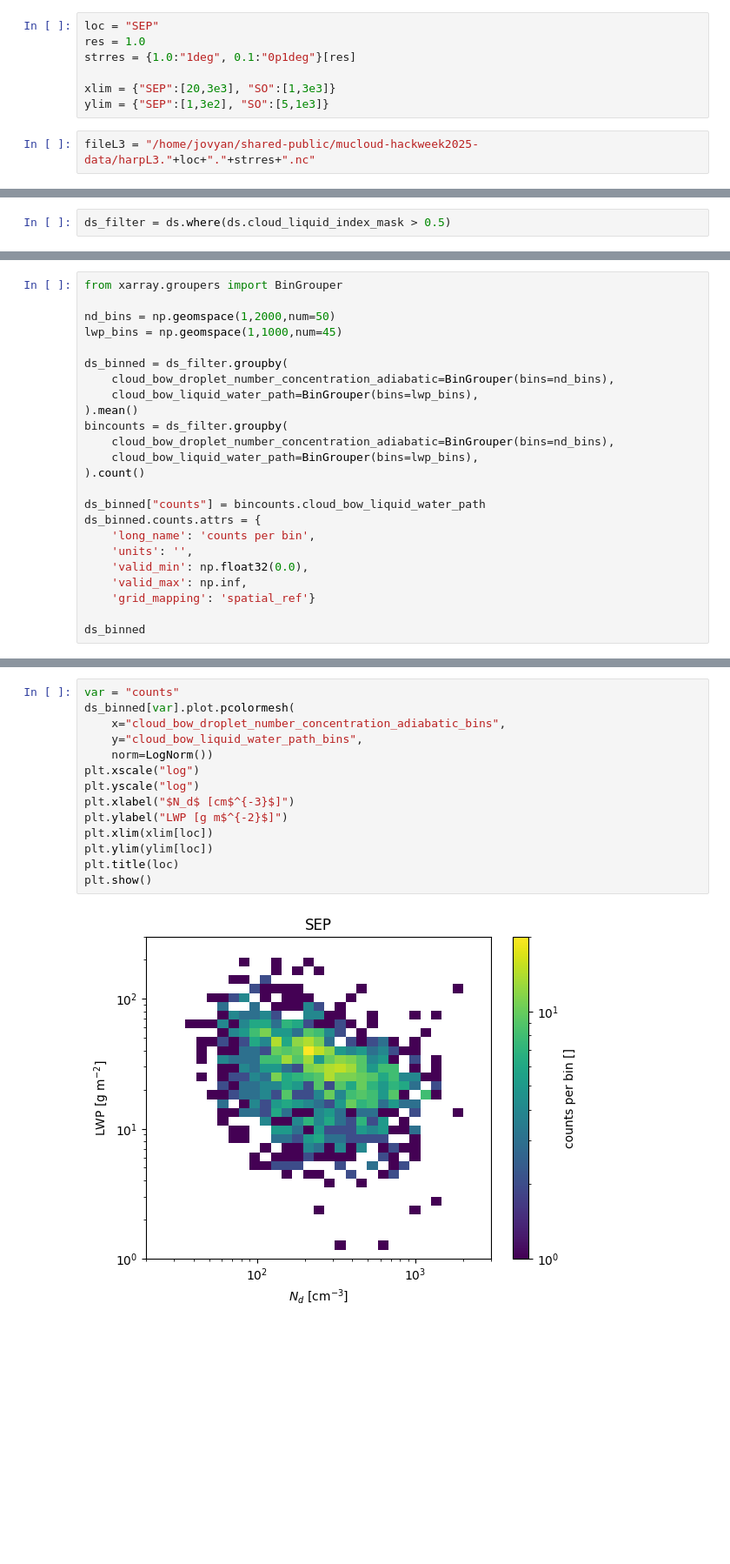
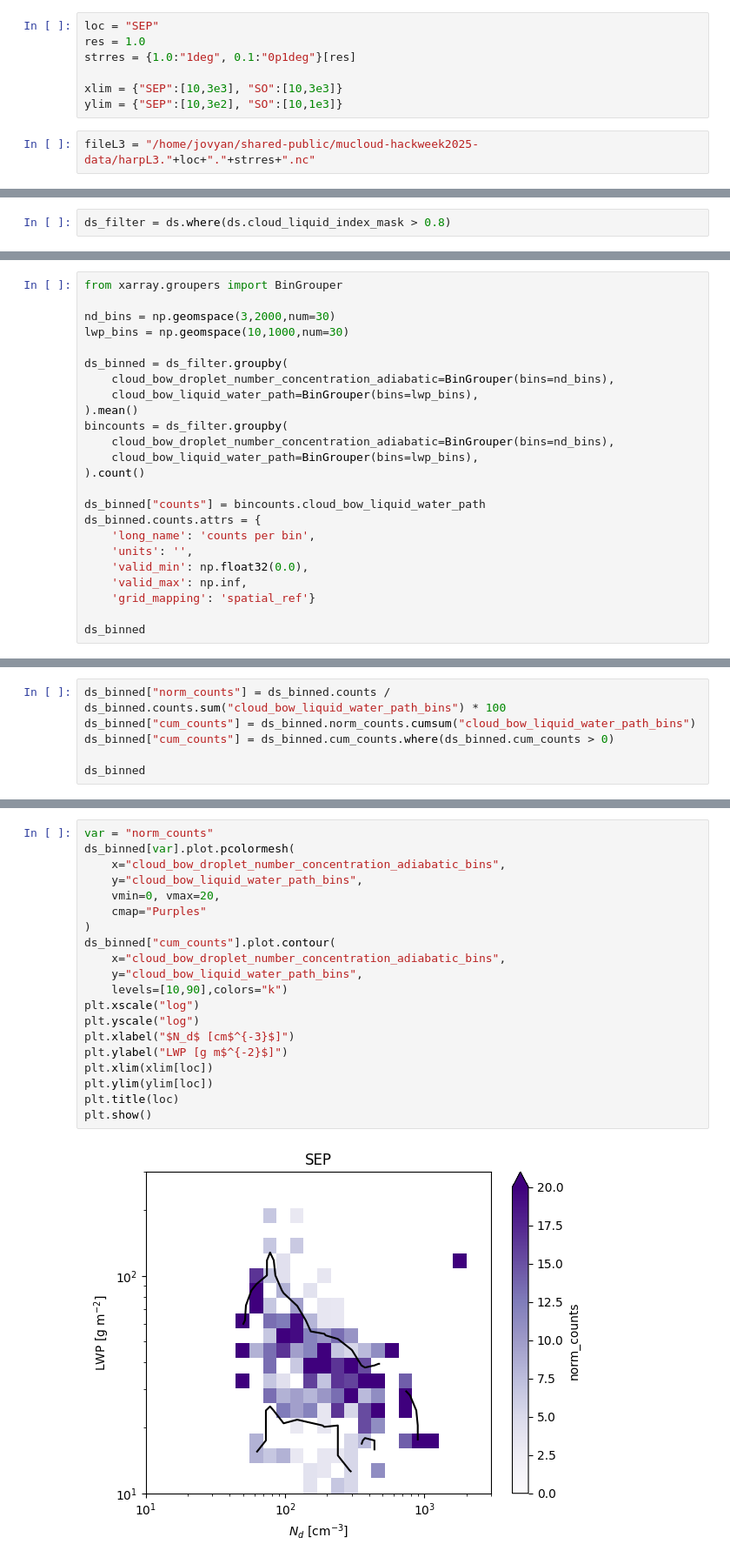
Before and after one commit to claresinger/mucloud-pacehack2025, a Jupyter notebook: plot_L3_xarray.ipynb, the cells around one changed output, grey strips where cells are left out. Shown: that part at 87% size. Saved outputs shown, nothing was run; the diff lists cells and outputs as text; blank space fills up the shorter version.

Commit message:
plot contours

```diff
--- a/plot_L3_xarray.ipynb
+++ b/plot_L3_xarray.ipynb
@@ -31,8 +31,8 @@ loc = "SEP"
 res = 1.0
 strres = {1.0:"1deg", 0.1:"0p1deg"}[res]
 
-xlim = {"SEP":[20,3e3], "SO":[1,3e3]}
-ylim = {"SEP":[1,3e2], "SO":[5,1e3]}
+xlim = {"SEP":[10,3e3], "SO":[10,3e3]}
+ylim = {"SEP":[10,3e2], "SO":[10,1e3]}
 # %%
 fileL3 = "/home/jovyan/shared-public/mucloud-hackweek2025-data/harpL3."+loc+"."+strres+".nc"
 # %%
@@ -64,7 +64,7 @@ plt.show()
 # %% [output]
 [figure]
 # %%
-ds_filter = ds.where(ds.cloud_liquid_index_mask > 0.5)
+ds_filter = ds.where(ds.cloud_liquid_index_mask > 0.8)
 # %%
 plt.scatter(ds_filter.cloud_bow_droplet_number_concentration_adiabatic, ds_filter.cloud_bow_liquid_water_path)
 plt.xscale("log")
@@ -75,8 +75,8 @@ plt.show()
 # %%
 from xarray.groupers import BinGrouper
 
-nd_bins = np.geomspace(1,2000,num=50)
-lwp_bins = np.geomspace(1,1000,num=45)
+nd_bins = np.geomspace(3,2000,num=30)
+lwp_bins = np.geomspace(10,1000,num=30)
 
 ds_binned = ds_filter.groupby(
     cloud_bow_droplet_number_concentration_adiabatic=BinGrouper(bins=nd_bins),
@@ -114,3 +114,9 @@ Data variables: (12/15)
     cloud_rft_scatt_angle_to_use_lo:                        135.83791174582538
     cloud_rft_scatt_angle_to_use_hi:                        165.0
     cloud_rft_decomposition_size_correlation_required_min:  0.95
+# %%
+ds_binned["norm_counts"] = ds_binned.counts / ds_binned.counts.sum("cloud_bow_liquid_water_path_bins") * 100
+ds_binned["cum_counts"] = ds_binned.norm_counts.cumsum("cloud_bow_liquid_water_path_bins")
+ds_binned["cum_counts"] = ds_binned.cum_counts.where(ds_binned.cum_counts > 0)
+
+ds_binned
@@ -117,19 +163,25 @@ Data variables: (12/15)
 # %%
-var = "counts"
+var = "norm_counts"
 ds_binned[var].plot.pcolormesh(
     x="cloud_bow_droplet_number_concentration_adiabatic_bins",
     y="cloud_bow_liquid_water_path_bins",
-    norm=LogNorm())
+    vmin=0, vmax=20,
+    cmap="Purples"
+)
+ds_binned["cum_counts"].plot.contour(
+    x="cloud_bow_droplet_number_concentration_adiabatic_bins",
+    y="cloud_bow_liquid_water_path_bins",
+    levels=[10,90],colors="k")
 plt.xscale("log")
 plt.yscale("log")
 plt.xlabel("$N_d$ [cm$^{-3}$]")
 plt.ylabel("LWP [g m$^{-2}$]")
 plt.xlim(xlim[loc])
 plt.ylim(ylim[loc])
 plt.title(loc)
 plt.show()
 # %% [output]
-[figure, old version]
+[figure, new version]
 # %%
 var = "cloud_bow_droplet_effective_radius"
 ds_binned[var].plot.pcolormesh(
```
Also changed, not shown: parts of 7 cells of this notebook.
